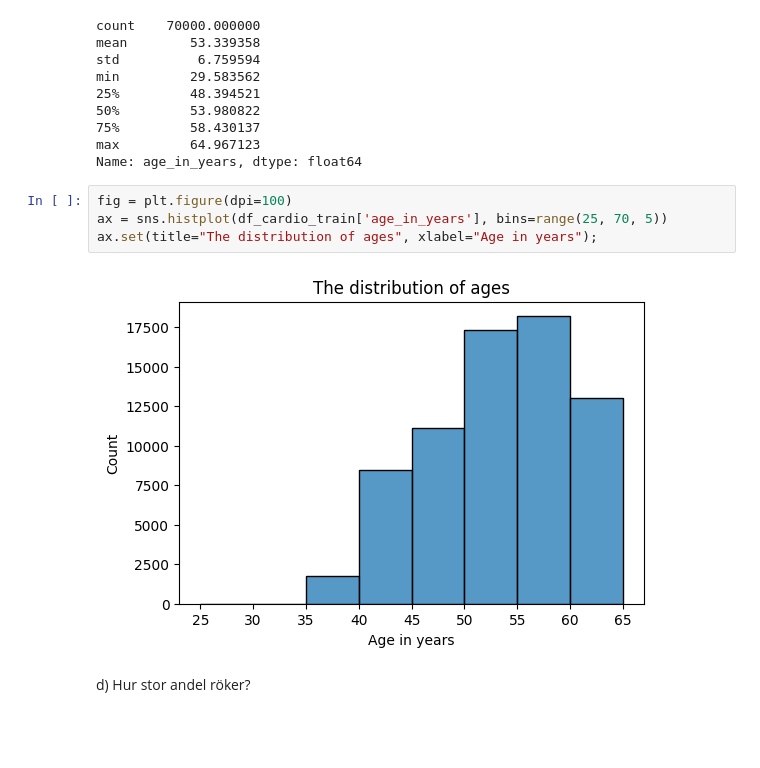
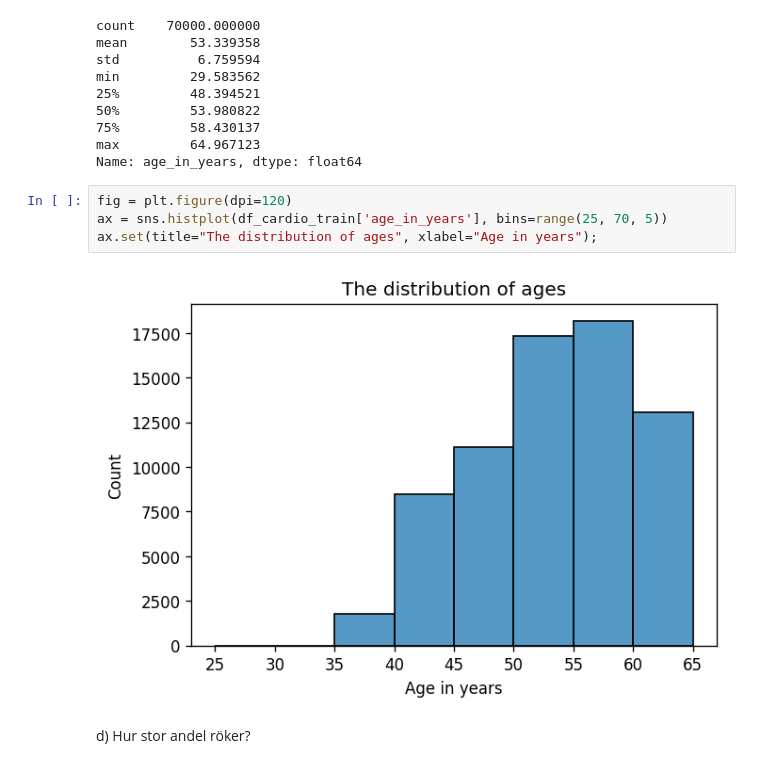
Before and after one commit to yuna-liu/Maskininlarning-Yuna-Liu, a Jupyter notebook: Lab1/DiseasePrediction.ipynb, the cells around one changed output. Saved outputs shown, nothing was run; the diff lists cells and outputs as text; blank space fills up the shorter version.

```diff
--- a/Lab1/DiseasePrediction.ipynb
+++ b/Lab1/DiseasePrediction.ipynb
@@ -147,11 +148,11 @@ min         29.583562
 max         64.967123
 Name: age_in_years, dtype: float64
 # %%
-fig = plt.figure(dpi=100)
+fig = plt.figure(dpi=120)
 ax = sns.histplot(df_cardio_train['age_in_years'], bins=range(25, 70, 5))
 ax.set(title="The distribution of ages", xlabel="Age in years");
 # %% [output]
-[figure, old version]
+[figure, new version]
 # %% [markdown]
 d) Hur stor andel röker?
 # %%
```
Also changed, not shown: parts of 39 cells of this notebook, 4 other files.
